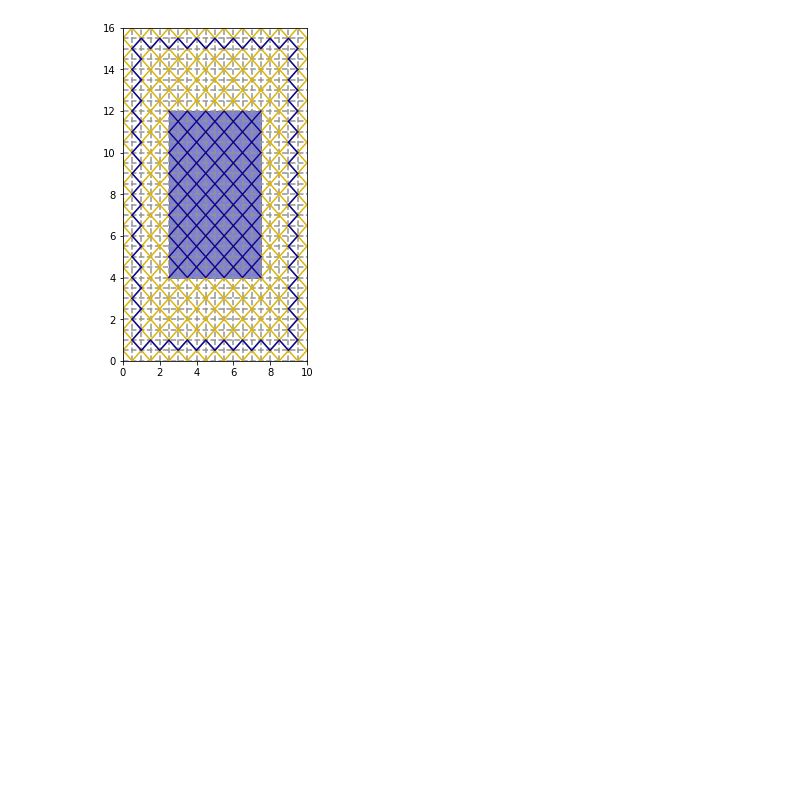
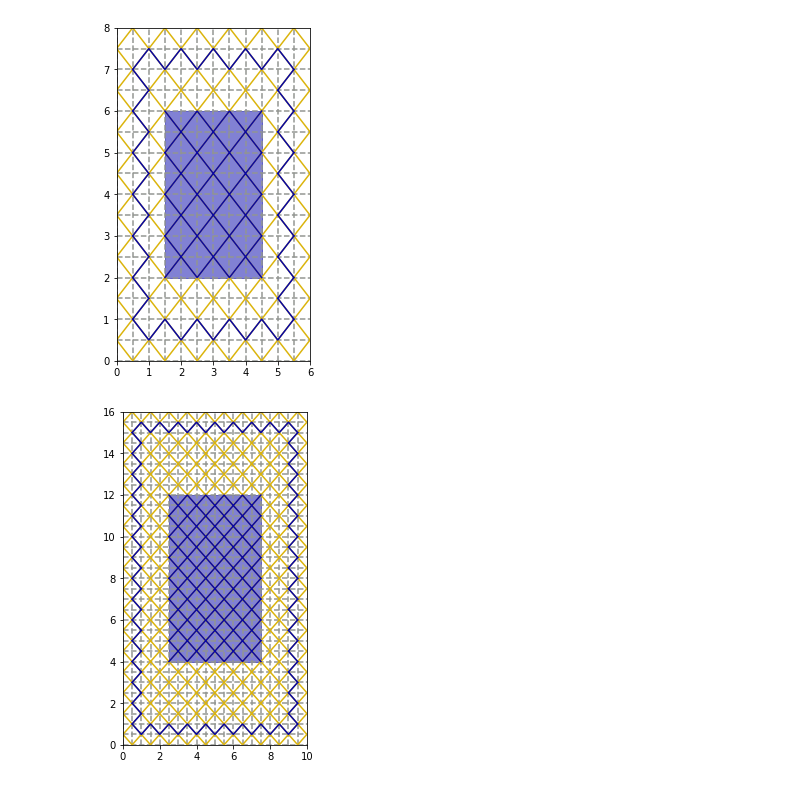
Before and after one commit to icnitu/Misc_NicePlots, a Jupyter notebook: CrochetScarf_DiamondStich_2col.ipynb, the cells around one changed output. Cells and saved outputs as stored; diff of their text form; code cells hidden in the pictures; blank space fills up the shorter version.

```diff
--- a/CrochetScarf_DiamondStich_2col.ipynb
+++ b/CrochetScarf_DiamondStich_2col.ipynb
@@ -25,3 +23,5 @@ nx = 10; ny=16
+# %%
+nxs = [6,10]; nys=[8,16]
 # %%
 def basic_midrect(col1, col2, nx=6, ny=8, figsizes=(3,5)):
 
@@ -54,6 +54,7 @@ def basic_midrect(col1, col2, nx=6, ny=8, figsizes=(3,5)):
 #     plt.show()
     return fig, ax
 
-fig, ax = basic_midrect('xkcd:gold', 'xkcd:royal blue', nx=nx, ny=ny)
+for nx, ny in zip(nxs, nys):
+    fig, ax = basic_midrect('xkcd:gold', 'xkcd:royal blue', nx=nx, ny=ny)
 # fig.show()
 # %% [output]
@@ -95,5 +97,6 @@ def farfarelle_midrect(col1, col2, nx=6, ny=8, figsizes=(3,5)):
 
     return fig, ax
 
-fig, ax = farfarelle_midrect('xkcd:gold', 'xkcd:royal blue', nx=nx, ny=ny)
+for nx, ny in zip(nxs, nys):
+    fig, ax = farfarelle_midrect('xkcd:gold', 'xkcd:royal blue', nx=nx, ny=ny)
 # %% [output]
@@ -126,5 +130,6 @@ def bra_ket_midrect(col1, col2, nx=6, ny=8, figsizes=(3,5)):
 
     return fig, ax
 
-fig, ax = bra_ket_midrect('xkcd:gold', 'xkcd:royal blue', nx=nx, ny=ny)
+for nx, ny in zip(nxs, nys):
+    fig, ax = bra_ket_midrect('xkcd:gold', 'xkcd:royal blue', nx=nx, ny=ny)
 # %% [output]
@@ -132,31 +138,33 @@ fig, ax = bra_ket_midrect('xkcd:gold', 'xkcd:royal blue', nx=nx, ny=ny)
 # %%
 def frillyedge_midrect(col1, col2, nx=6, ny=8, figsizes=(3,5)):
 
     fig, ax = basic_midrect(col1, col2, nx, ny, figsizes)
 
 
 
     for y in [0.5, ny-1]:
 
         xs, ys = zigzag(0.5, nx-0.5, y)
 
         ax.plot(xs, ys, ls='-', c=col2)
 
     for y in np.arange(2, 2*ny-2)/2:
 
         xs, ys = zigzag(0.5, 1, y)
         ax.plot(xs, ys, ls='-', c=col2)
 
         xs, ys = zigzag(nx-1, nx-0.5, y)
         ax.plot(xs, ys, ls='-', c=col2)
 
 
 
 
 #     plt.show()
 
     return fig, ax
 
-fig, ax = frillyedge_midrect('xkcd:gold', 'xkcd:royal blue', nx=nx, ny=ny)
+for nx, ny in zip(nxs, nys):
+    fig, ax = frillyedge_midrect('xkcd:gold', 'xkcd:royal blue', nx=nx, ny=ny)
 # %% [output]
-[figure, old version]
+[figure, new version]
+[figure, added]
```
Also changed, not shown: parts of 4 cells of this notebook.
